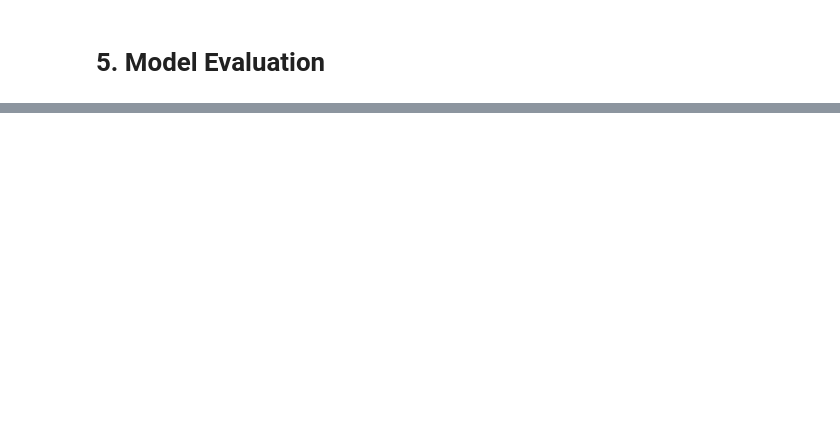
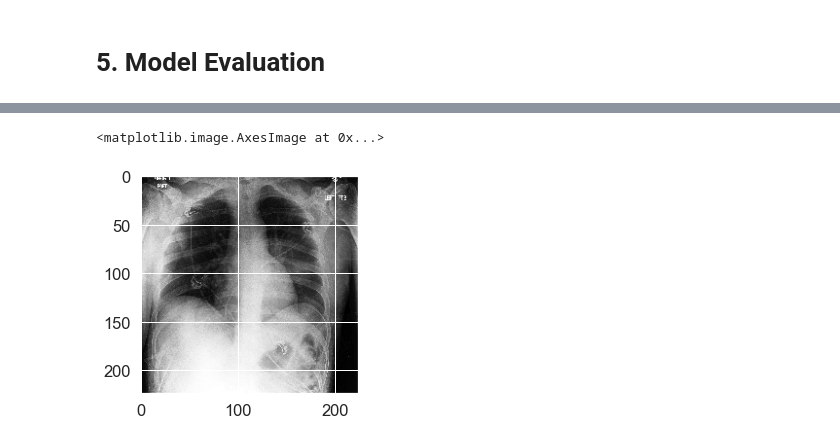
Before and after one commit to ai-explorers/chest_x_ray, a Jupyter notebook: merged_notebooks.ipynb, the cells around one changed output, grey strips where cells are left out. Cells and saved outputs as stored; diff of their text form; code cells hidden in the pictures; blank space fills up the shorter version.

```diff
--- a/merged_notebooks.ipynb
+++ b/merged_notebooks.ipynb
@@ -655,0 +667,4 @@ ax.yaxis.set_ticklabels(['Normal', 'Pneumonia'])
+# %%
+chexpert_dataset = original_dataset('chexpert', 'CheXpert/')
+chexpert_dataset.shuffle()
+chexpert_dataset.train_test_split()
@@ -655,0 +673,8 @@ ax.yaxis.set_ticklabels(['Normal', 'Pneumonia'])
+# %%
+chexpert_dataset.test.reset_index(drop=True, inplace=True)
+chexpert_test_generator = DataGenerator(chexpert_dataset.test, False, IMG_SIZE, batch_size=BATCH_SIZE, shuffle=False, useMasks=USE_MASKS)
+# %%
+plt.imshow(chexpert_test_generator.__getitem__(0)[0][0][:,:,0], cmap="gray")
+# %% [output]
+<matplotlib.image.AxesImage at 0x...>
+[figure, added]
```
Also changed, not shown: parts of 21 cells of this notebook.
